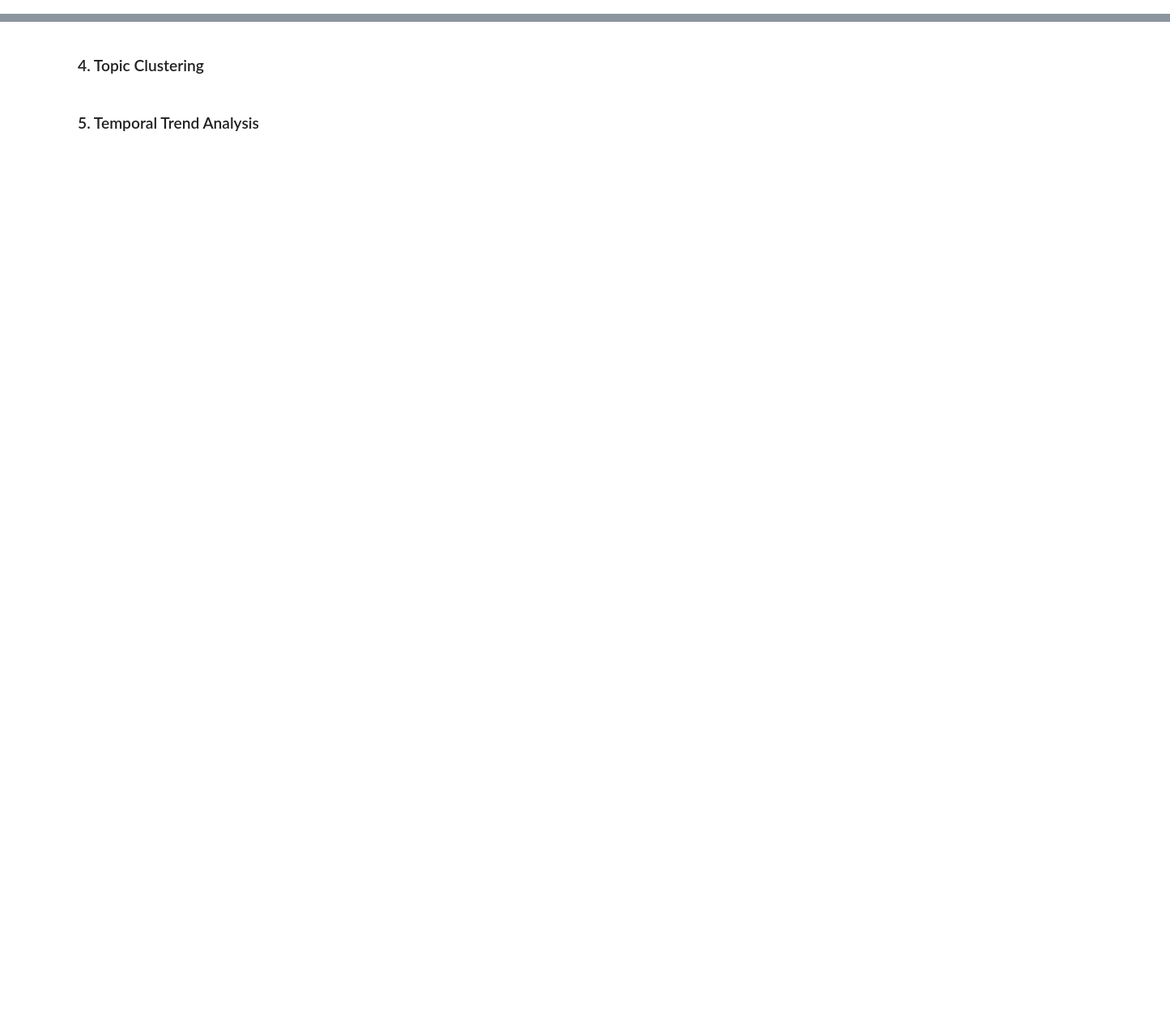
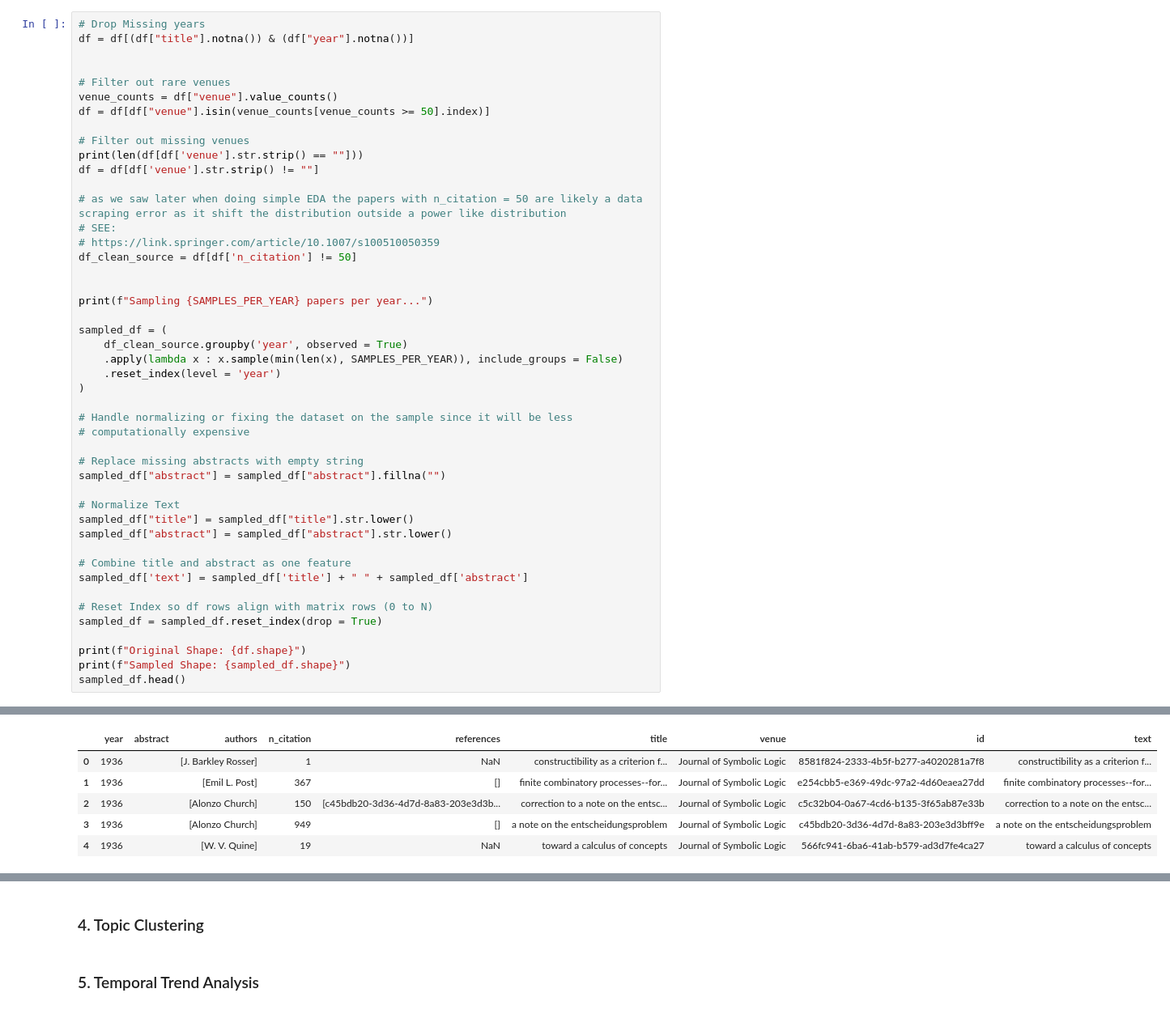
Before and after one commit to diamondoladeji/data-science-project, a Jupyter notebook: project.ipynb, the cells around one changed output, grey strips where cells are left out. Shown at 81% size. Saved outputs shown, nothing was run; the diff lists cells and outputs as text; blank space fills up the shorter version.

```diff
--- a/project.ipynb
+++ b/project.ipynb
@@ -45,0 +87,47 @@ df.head()
+# %%
+# Drop Missing years
+df = df[(df["title"].notna()) & (df["year"].notna())]
+
+
+# Filter out rare venues
+venue_counts = df["venue"].value_counts()
+df = df[df["venue"].isin(venue_counts[venue_counts >= 50].index)]
+
+# Filter out missing venues
+print(len(df[df['venue'].str.strip() == ""]))
+df = df[df['venue'].str.strip() != ""]
+
+# as we saw later when doing simple EDA the papers with n_citation = 50 are likely a data scraping error as it shift the distribution outside a power like distribution
+# SEE:
+# https://link.springer.com/article/10.1007/s100510050359
+df_clean_source = df[df['n_citation'] != 50]
+
+
+print(f"Sampling {SAMPLES_PER_YEAR} papers per year...")
+
+sampled_df = (
+    df_clean_source.groupby('year', observed = True)
+    .apply(lambda x : x.sample(min(len(x), SAMPLES_PER_YEAR)), include_groups = False)
+    .reset_index(level = 'year')
+)
+
+# Handle normalizing or fixing the dataset on the sample since it will be less
+# computationally expensive
+
+# Replace missing abstracts with empty string
+sampled_df["abstract"] = sampled_df["abstract"].fillna("")
+
+# Normalize Text
+sampled_df["title"] = sampled_df["title"].str.lower()
+sampled_df["abstract"] = sampled_df["abstract"].str.lower()
+
+# Combine title and abstract as one feature
+sampled_df['text'] = sampled_df['title'] + " " + sampled_df['abstract']
+
+# Reset Index so df rows align with matrix rows (0 to N)
+sampled_df = sampled_df.reset_index(drop = True)
+
+print(f"Original Shape: {df.shape}")
+print(f"Sampled Shape: {sampled_df.shape}")
+sampled_df.head()
+# %% [output]
@@ -45,0 +138,6 @@ df.head()
+|  | year | abstract | authors | n_citation | references | title | venue | id | text |
+| 0 | 1936 |  | [J. Barkley Rosser] | 1 | NaN | constructibility as a criterion f... | Journal of Symbolic Logic | 8581f824-2333-4b5f-b277-a4020281a7f8 | constructibility as a criterion f... |
+| 1 | 1936 |  | [Emil L. Post] | 367 | [] | finite combinatory processes--for... | Journal of Symbolic Logic | e254cbb5-e369-49dc-97a2-4d60eaea27dd | finite combinatory processes--for... |
+| 2 | 1936 |  | [Alonzo Church] | 150 | [c45bdb20-3d36-4d7d-8a83-203e3d3b... | correction to a note on the entsc... | Journal of Symbolic Logic | c5c32b04-0a67-4cd6-b135-3f65ab87e33b | correction to a note on the entsc... |
+| 3 | 1936 |  | [Alonzo Church] | 949 | [] | a note on the entscheidungsproblem | Journal of Symbolic Logic | c45bdb20-3d36-4d7d-8a83-203e3d3bff9e | a note on the entscheidungsproblem |
+| 4 | 1936 |  | [W. V. Quine] | 19 | NaN | toward a calculus of concepts | Journal of Symbolic Logic | 566fc941-6ba6-41ab-b579-ad3d7fe4ca27 | toward a calculus of concepts |
```
Also changed, not shown: parts of 19 cells of this notebook, 17 other files.
